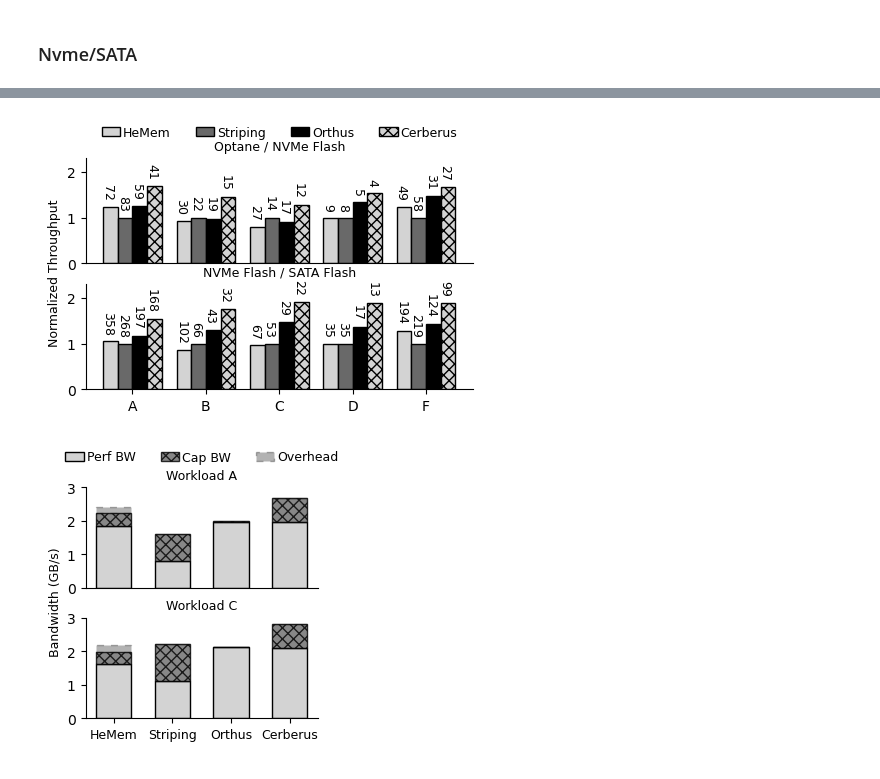
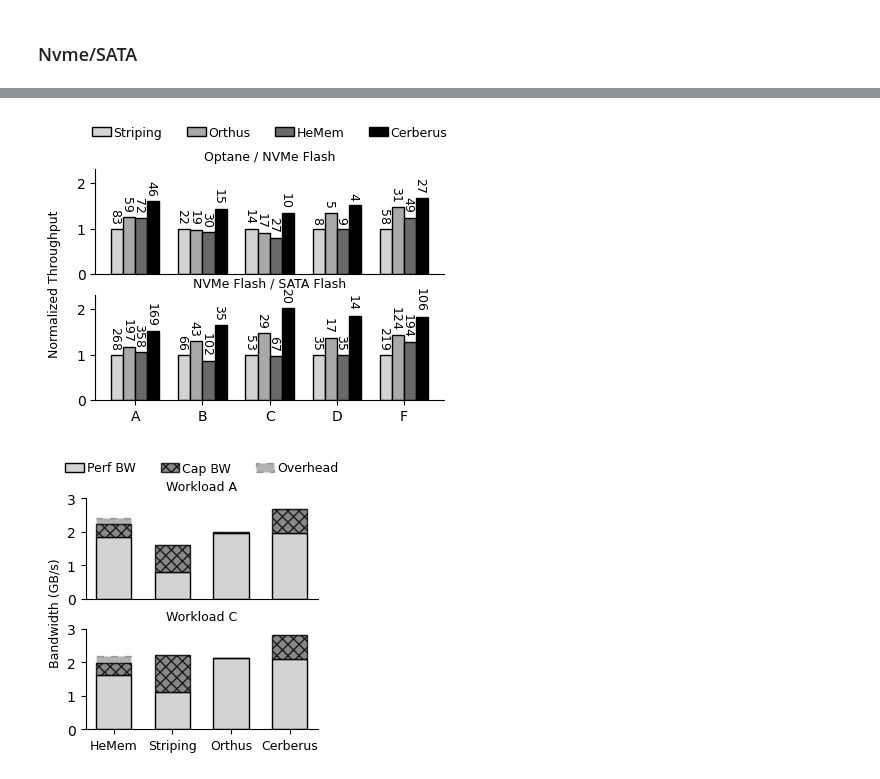
Before and after one commit to Kaiweitu/YCSB-cpp, a Jupyter notebook: plot-paper.ipynb, the cells around one changed output, grey strips where cells are left out. Saved outputs shown, nothing was run; the diff lists cells and outputs as text; code cells hidden in the pictures.

Commit message:
Fast 2026 submission

```diff
--- a/plot-paper.ipynb
+++ b/plot-paper.ipynb
@@ -106,17 +106,22 @@ import os
 import numpy as np
 import matplotlib.pyplot as plt
 from datetime import datetime
-result_dir = "fast-2025_data/throughput"
+result_dir = "fast-2026_data/throughput"
 # latency is in microsecond
 hierarchy = ["optane_nvme", "nvme_sata"]
 # workload = ["workloada", "workloadb", "workloadc", "workloadd", "workloade", "workloadf"]
 workload = ["workloada", "workloadb", "workloadc", "workloadd", "workloadf"]
-mode_list = ["tiering", "striping", "caching", "most"]
-color_list = [ 'lightgrey', 'dimgray', 'black', 'lightgray']
-label_list = ['HeMem', 'Striping', 'Orthus', 'Cerberus']
-hatch_list = ['', '', '', 'xxx']
+mode_list = [ "striping", "caching", "tiering", "most"]
+# color_list = [ 'lightgrey', 'dimgray', 'black', 'lightgray']
+# label_list = ['HeMem', 'Striping', 'Orthus', 'Cerberus']
+# hatch_list = ['', '', '', 'xxx']
 
-fig, axes = plt.subplots(2, 1, figsize=(5, 3))
+
+color_list = ["lightgray", "darkgray", "dimgray", "black"]
+label_list = ["Striping","Orthus", "HeMem",  "Cerberus"]
+hatch_list = ["", "","",  ""]
+
+fig, axes = plt.subplots(2, 1, figsize=(4.5, 3))
 def duration_in_seconds(timestamp1: str, timestamp2: str) -> int:
     # Parse the timestamp strings into datetime objects
     time_obj1 = datetime.strptime(timestamp1, '%H:%M:%S.%f')
@@ -206,9 +211,9 @@ for h_idx, h in enumerate(hierarchy):
         window_size = 40
         first_true_idx, window_idx = find_true_and_window(migration_list, window_size, 10)
 
-        converage = duration_in_seconds(timestamp_list[first_true_idx], timestamp_list[window_idx])
-        print(f"{h} {w} Stable at {timestamp_list[window_size]} duration{converage} starting at {timestamp_list[first_true_idx]}")
-        conv_time.append(converage)
+        # converage = duration_in_seconds(timestamp_list[first_true_idx], timestamp_list[window_idx])
+        # print(f"{h} {w} Stable at {timestamp_list[window_size]} duration{converage} starting at {timestamp_list[first_true_idx]}")
+        # conv_time.append(converage)
 
 
 
@@ -217,7 +222,7 @@ for h_idx, h in enumerate(hierarchy):
 
 
   X = np.array(range(len(workload)))
-  width= 0.2
+  width= 0.18
   baseline="striping"
 
   for idx, mode in enumerate(mode_list):
@@ -227,17 +232,24 @@ for h_idx, h in enumerate(hierarchy):
     p99_lat_improvement = (np.array(result[mode]["p99"]) - result[baseline]["p99"])/ result[baseline]["p99"]
     # print(mode)
     if mode == "most":
-      print("Throughput", np.mean(tp_improvement), tp_improvement)
-      print("Average Latency", np.mean(avg_lat_improvement), avg_lat_improvement)
-      print("P99 Latency", np.mean(p99_lat_improvement), p99_lat_improvement)
+      # print("Throughput", np.mean(tp_improvement), tp_improvement)
+      # print("Average Latency", np.mean(avg_lat_improvement), avg_lat_improvement)
+      # print("P99 Latency", np.mean(p99_lat_improvement), p99_lat_improvement)
+      throughputs_max =  np.array([max([result[m]["tp"][x] for m in [ "striping", "caching", "tiering"]]) for x in range(len(X))])
+      latency_min = np.array([min([result[m]["p99"][x] for m in [ "striping", "caching", "tiering"]]) for x in range(len(X))])
+      # print(throughputs_max)
+      print("MOST compared to best-performed throughput", (np.array(result[mode]["tp"]) - throughputs_max) / throughputs_max)
+      print("MOST compared to best-performed p99 latency", (latency_min -  np.array(result[mode]["p99"])) / latency_min)
+
       avg_latency_improvement.append(avg_lat_improvement)
       p99_latency_improvement.append(p99_lat_improvement)
+    print(mode, np.array(result[mode]["tp"]))
     collection = axes[h_idx].bar(X - 3/2 * width + idx *width, np.array(result[mode]["tp"]) /result["striping"]["tp"], width=width, color=color_list[idx], label=label_list[idx], edgecolor='black', hatch=hatch_list[idx])
     for index, bar in enumerate(collection):
       yval = bar.get_height()
       # print(index, )
 
-      axes[h_idx].text(bar.get_x() + bar.get_width() * 0.6 / 2, yval+0.15, int(result[mode]["p99"][index]), ha='center', va='bottom', fontsize=9, rotation=-90)
+      axes[h_idx].text(bar.get_x() + bar.get_width() * 0.6 / 2, yval+0.1, int(result[mode]["p99"][index]), ha='center', va='bottom', fontsize=9, rotation=-90)
 labels = {
   "workloada": "A",
   "workloadb": "B",
@@ -250,6 +262,7 @@ print(np.mean(avg_latency_improvement), np.mean(p99_latency_improvement))
 print(conv_time, np.mean(conv_time[:5]))
 axes[0].spines['right'].set_visible(False)
 axes[0].spines['top'].set_visible(False)
+# axes[0].legend()
 axes[0].set_title("Optane / NVMe Flash", fontsize=9)
 axes[1].spines['right'].set_visible(False)
 axes[1].spines['top'].set_visible(False)
@@ -266,10 +279,10 @@ axes[1].set_title("NVMe Flash / SATA Flash", fontsize=9)
 
 # axes[0].legend(frameon=False, ncol=2)
 axes[0].legend(
-    frameon=False, fontsize=9, ncol=4, loc="center", bbox_to_anchor=(0.5, 1.25), labelspacing=0.2, handlelength=1.5, handletextpad=0.2, borderpad=0.2,
+    frameon=False, fontsize=9, ncol=4, loc="center", bbox_to_anchor=(0.5, 1.35), labelspacing=0.2, handlelength=1.5, handletextpad=0.2, borderpad=0.2,
 )
 fig.text(
-    0.05,
+    0.02,
     0.5,
     "Normalized Throughput",
     va="center",
@@ -302,4 +314,4 @@ P99 Latency -0.5248470909141657 [-0.37168735 -0.51317176 -0.57988827 -0.61402525
-[figure, old version]
+[figure, new version]
 # %%
 import os
 import numpy as np
```
Also changed, not shown: parts of 1 cell of this notebook, 4 other files.
